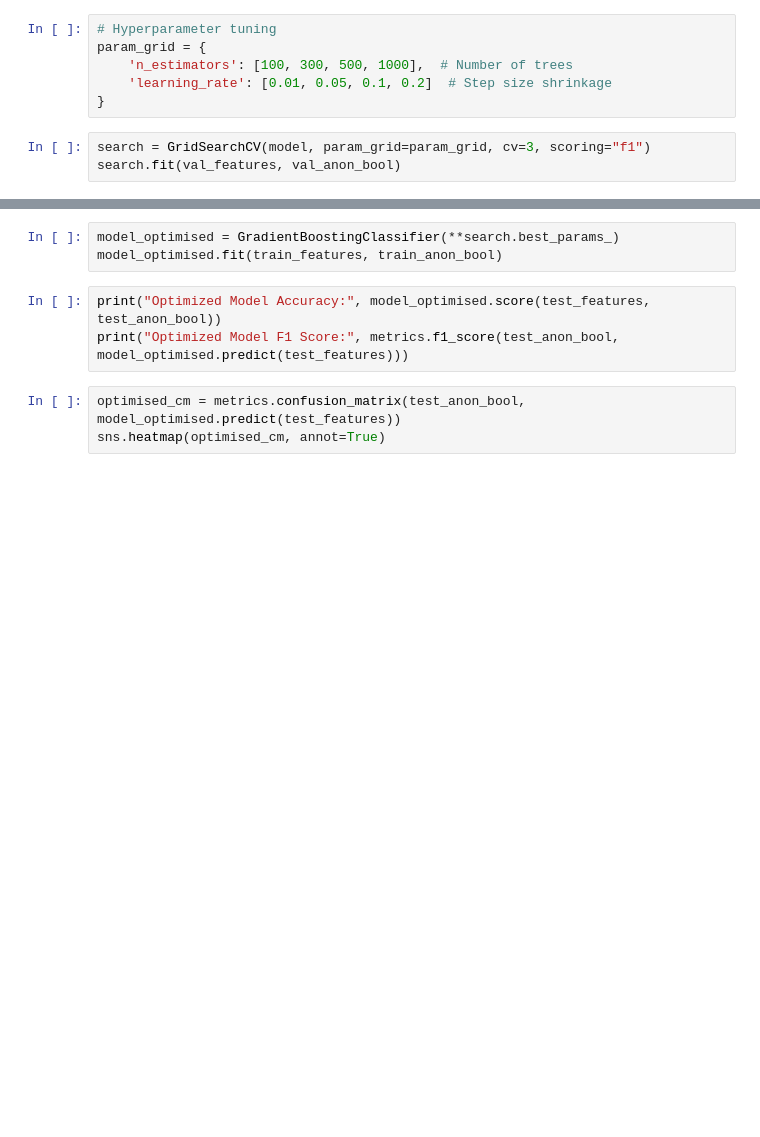
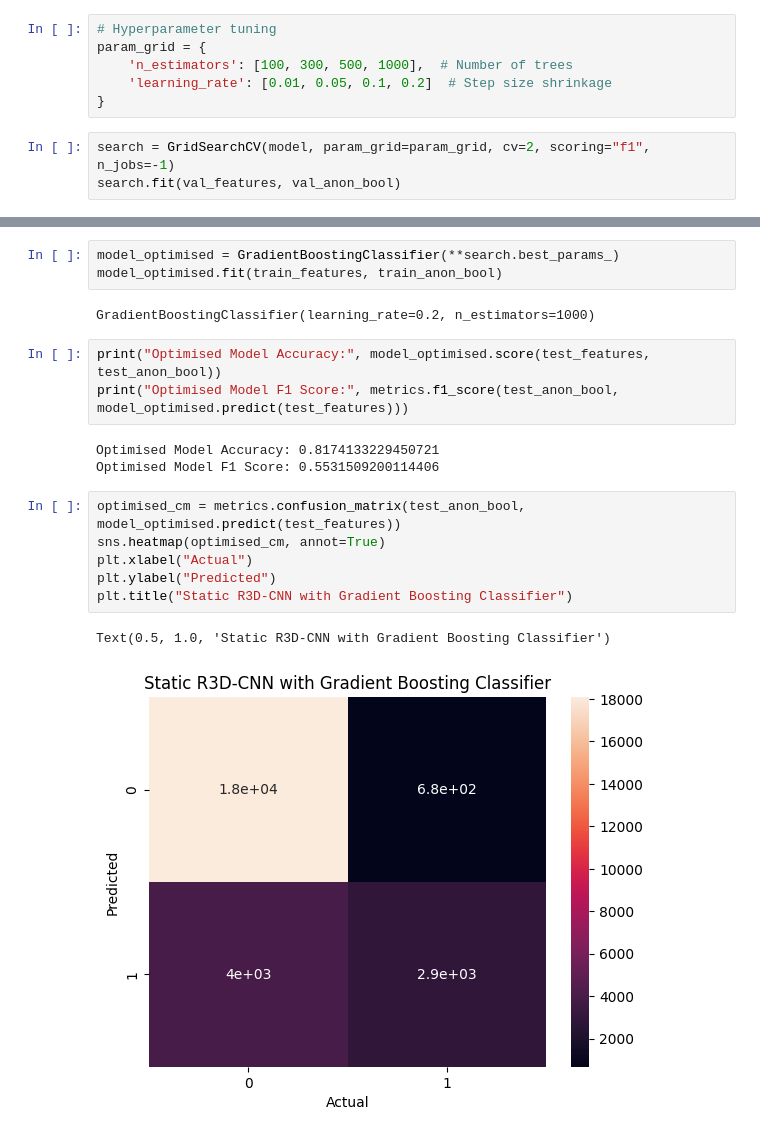
Before and after one commit to Eyedkeelan/Sentry-AI, a Jupyter notebook: Python/Models/3DCNN-STATIC-GB.ipynb, the cells around one changed output, grey strips where cells are left out. Drawn from its saved outputs; the diff is of its cells as text; blank space fills up the shorter version.

Commit message:
Completed STATIC and the E2E Model, need to finish training and move on to transfomer

```diff
--- a/Python/Models/3DCNN-STATIC-GB.ipynb
+++ b/Python/Models/3DCNN-STATIC-GB.ipynb
@@ -105,5 +113,5 @@ param_grid = {
     'learning_rate': [0.01, 0.05, 0.1, 0.2]  # Step size shrinkage
 }
 # %%
-search = GridSearchCV(model, param_grid=param_grid, cv=3, scoring="f1")
+search = GridSearchCV(model, param_grid=param_grid, cv=2, scoring="f1", n_jobs=-1)
 search.fit(val_features, val_anon_bool)
@@ -113,9 +144,20 @@ print(cvgs_results)
 # %%
 model_optimised = GradientBoostingClassifier(**search.best_params_)
 model_optimised.fit(train_features, train_anon_bool)
+# %% [output]
+GradientBoostingClassifier(learning_rate=0.2, n_estimators=1000)
 # %%
-print("Optimized Model Accuracy:", model_optimised.score(test_features, test_anon_bool))
-print("Optimized Model F1 Score:", metrics.f1_score(test_anon_bool, model_optimised.predict(test_features)))
+print("Optimised Model Accuracy:", model_optimised.score(test_features, test_anon_bool))
+print("Optimised Model F1 Score:", metrics.f1_score(test_anon_bool, model_optimised.predict(test_features)))
+# %% [output]
+Optimised Model Accuracy: 0.8174133229450721
+Optimised Model F1 Score: 0.5531509200114406
 # %%
 optimised_cm = metrics.confusion_matrix(test_anon_bool, model_optimised.predict(test_features))
 sns.heatmap(optimised_cm, annot=True)
+plt.xlabel("Actual")
+plt.ylabel("Predicted")
+plt.title("Static R3D-CNN with Gradient Boosting Classifier")
+# %% [output]
+Text(0.5, 1.0, 'Static R3D-CNN with Gradient Boosting Classifier')
+[figure, added]
```
Also changed, not shown: parts of 5 cells of this notebook, 6 other files.
